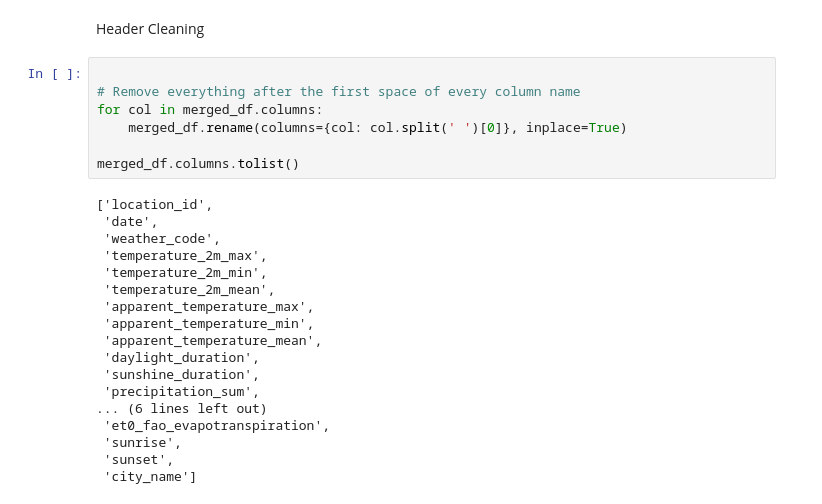
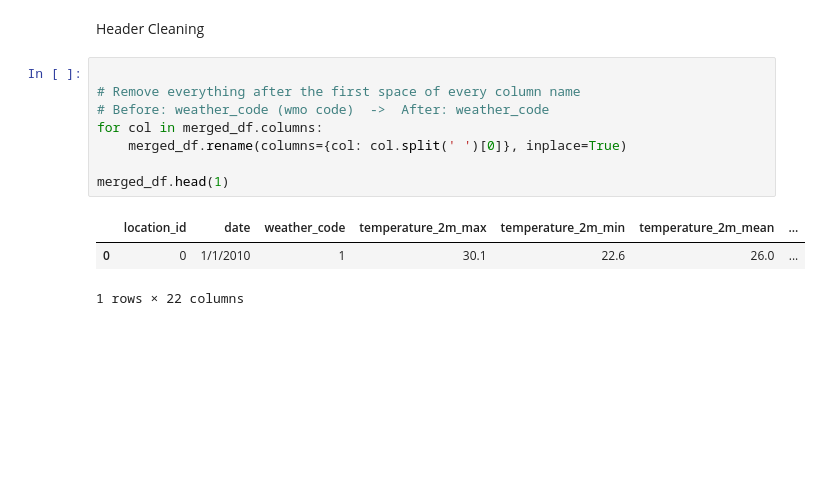
Before and after one commit to Sheminith/sri-lanka-weather-prediction-model, a Jupyter notebook: project.ipynb, the cells around one changed output. Saved outputs shown, nothing was run; the diff lists cells and outputs as text; blank space fills up the shorter version.

```diff
--- a/project.ipynb
+++ b/project.ipynb
@@ -27,25 +50,12 @@ Header Cleaning
 # %%
 
 # Remove everything after the first space of every column name
+# Before: weather_code (wmo code)  ->  After: weather_code
 for col in merged_df.columns:
     merged_df.rename(columns={col: col.split(' ')[0]}, inplace=True)
 
-merged_df.columns.tolist()
+merged_df.head(1)
 # %% [output]
+|  | location_id | date | weather_code | temperature_2m_max | temperature_2m_min | temperature_2m_mean | ... |
+| 0 | 0 | 1/1/2010 | 1 | 30.1 | 22.6 | 26.0 | ... |
-['location_id',
- 'date',
- 'weather_code',
- 'temperature_2m_max',
- 'temperature_2m_min',
- 'temperature_2m_mean',
- 'apparent_temperature_max',
- 'apparent_temperature_min',
- 'apparent_temperature_mean',
- 'daylight_duration',
- 'sunshine_duration',
- 'precipitation_sum',
-... (6 lines left out)
- 'et0_fao_evapotranspiration',
- 'sunrise',
- 'sunset',
- 'city_name']
+1 rows × 22 columns
```
Also changed, not shown: parts of 7 cells of this notebook.
